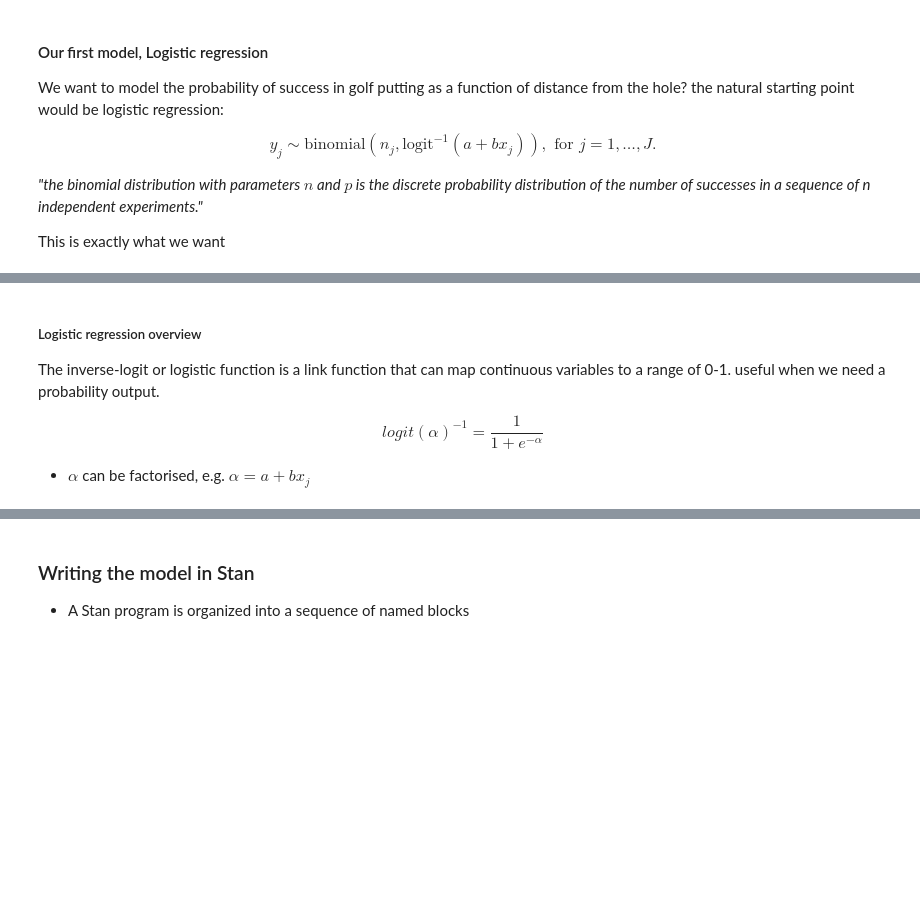
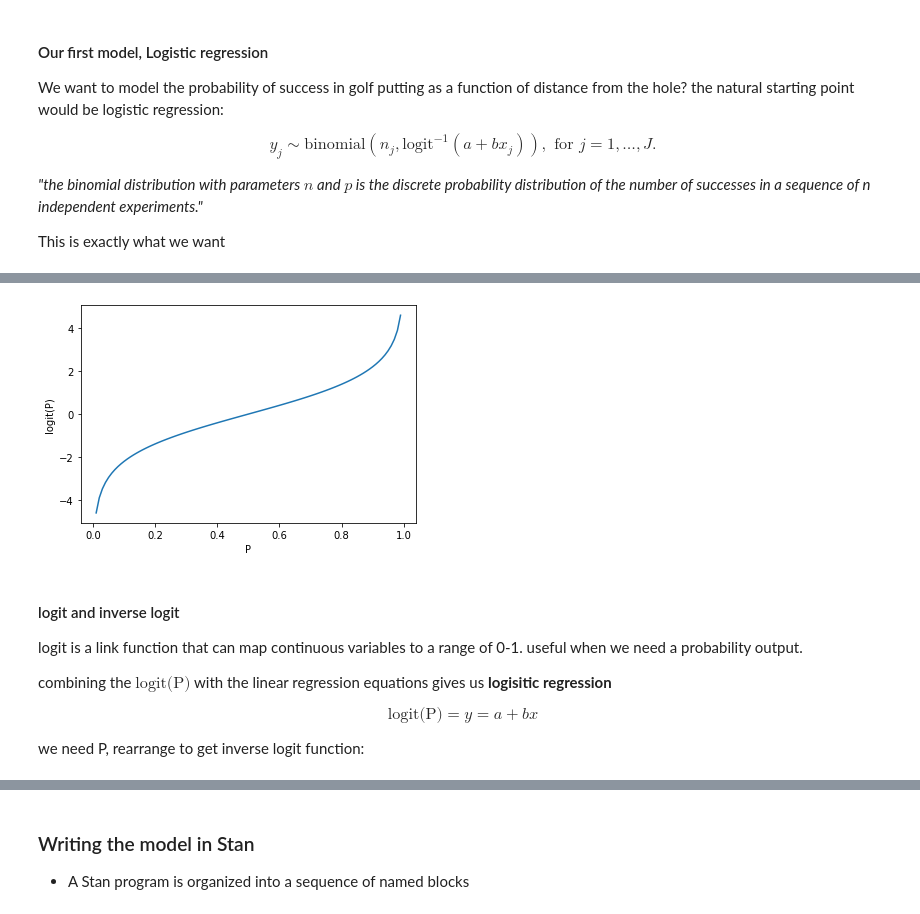
Before and after one commit to DataJavelin/MindLab_training, a Jupyter notebook: Mindlab_Course_PartII.ipynb, the cells around one changed output, grey strips where cells are left out. Saved outputs shown, nothing was run; the diff lists cells and outputs as text; code cells hidden in the pictures; blank space fills up the shorter version.

```diff
--- a/Mindlab_Course_PartII.ipynb
+++ b/Mindlab_Course_PartII.ipynb
@@ -104,10 +142,21 @@ This is exactly what we want
+# %%
+def logit(P):
+    return np.log(P/(1-P))
+# %%
+plt.plot(np.arange(0,1,0.01),logit(np.arange(0,1,0.01)))
+plt.xlabel('P');
+plt.ylabel(r'logit(P)');
+# %% [output]
+[figure, added]
 # %% [markdown]
-##### Logistic regression overview
-The inverse-logit or logistic function is a link function that can map continuous variables to a range of 0-1. useful when we need a probability output.
+#### logit and inverse logit
+logit is a link function that can map continuous variables to a range of 0-1. useful when we need a probability output.
 
-$$logit(\alpha)^{-1}=\frac{1}{1+e^{-\alpha}}$$
+combining the $\mbox{logit(P)}$ with the linear regression equations gives us **logisitic regression**
 
-* $\alpha$ can be factorised, e.g. $\alpha=a + bx_j$
+$$\mbox{logit(P)}=y=a+bx$$
+
+we need P, rearrange to get inverse logit function:
 # %%
 def inv_logit(a,b,x):
     return 1/(1+np.exp(-1*(a+b*x)))
```
Also changed, not shown: parts of 9 cells of this notebook, 9 other files.
